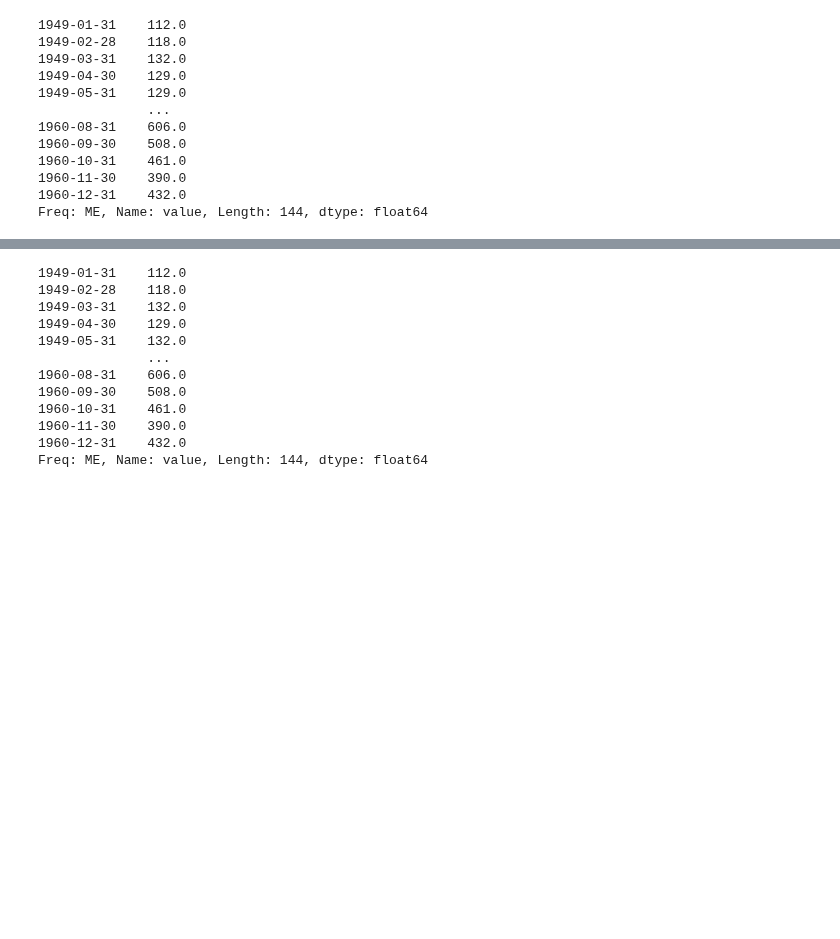
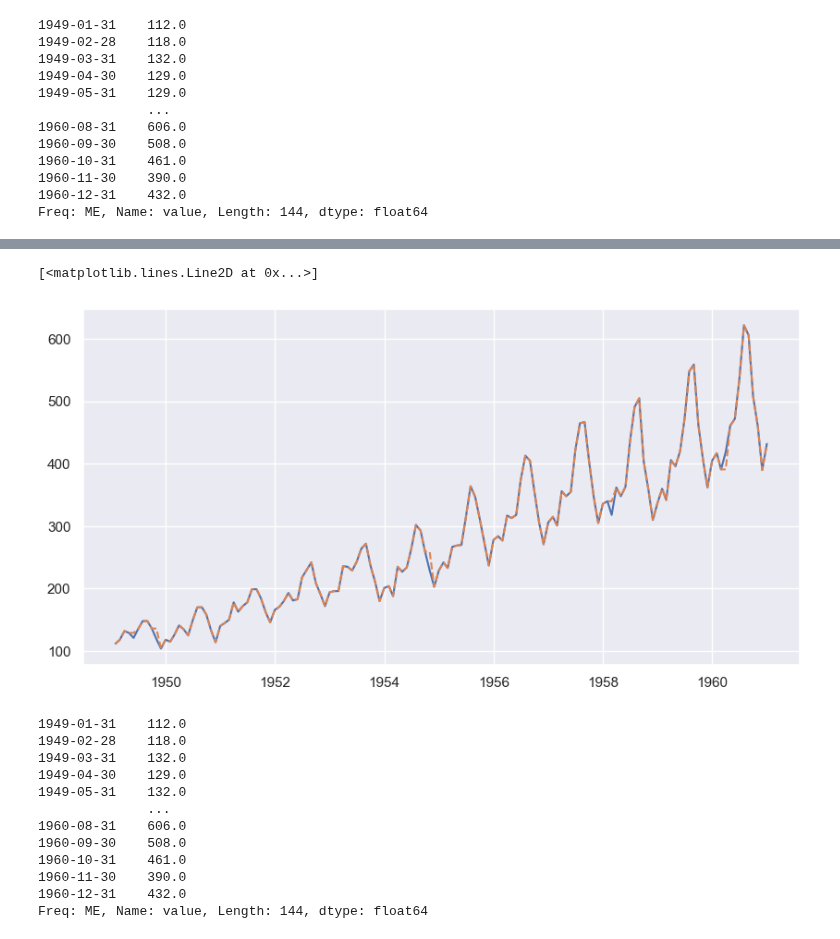
Before and after one commit to Wilsonsr/Series-de-Tiempo, a Jupyter notebook: Cuadernos Python/10_imputacion_preliminar.ipynb, the cells around one changed output, grey strips where cells are left out. Drawn from its saved outputs; the diff is of its cells as text; code cells hidden in the pictures; blank space fills up the shorter version.

```diff
--- a/Cuadernos Python/10_imputacion_preliminar.ipynb
+++ b/Cuadernos Python/10_imputacion_preliminar.ipynb
@@ -224,3 +224,6 @@ print(serie_locf)
 1960-11-30    390.0
 1960-12-31    432.0
 Freq: ME, Name: value, Length: 144, dtype: float64
+# %%
+serie_combined_locf = pd.DataFrame({'Original': air_passengers['value'], 'Imputed_LOCF': serie_locf})
+serie_combined_locf
@@ -227,3 +244,10 @@ Freq: ME, Name: value, Length: 144, dtype: float64
+# %%
+fig, ax = plt.subplots(figsize=(10, 5))
+plt.plot(serie_combined_locf['Original'], label='Original')
+plt.plot(serie_combined_locf['Imputed_LOCF'], label='Imputed', linestyle='--')
+# %% [output]
+[<matplotlib.lines.Line2D at 0x...>]
+[figure, added]
 # %%
 # Imputación utilizando interpolación lineal
 serie_interpolated = serie.interpolate(method='linear')
```
Also changed, not shown: parts of 4 cells of this notebook.
